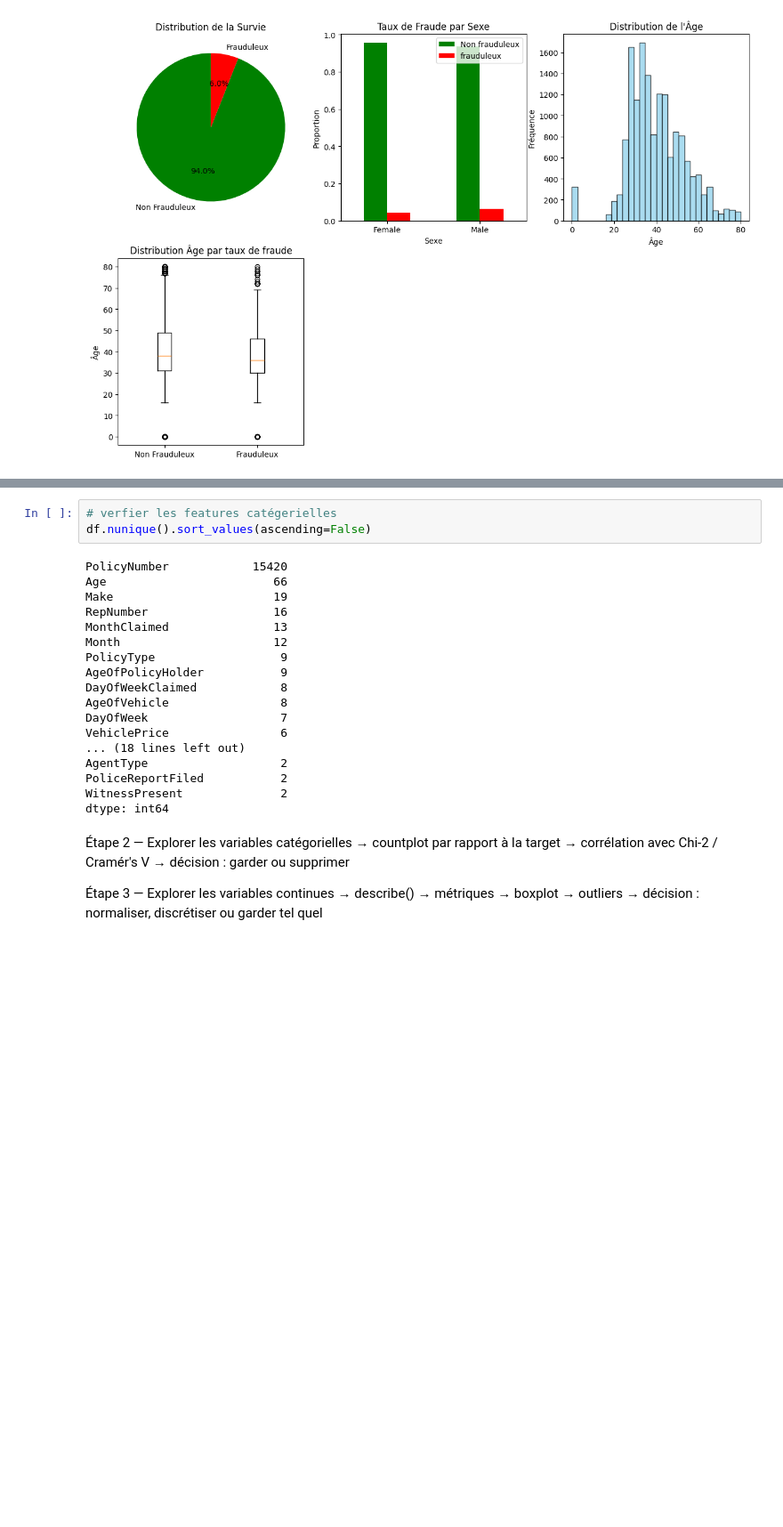
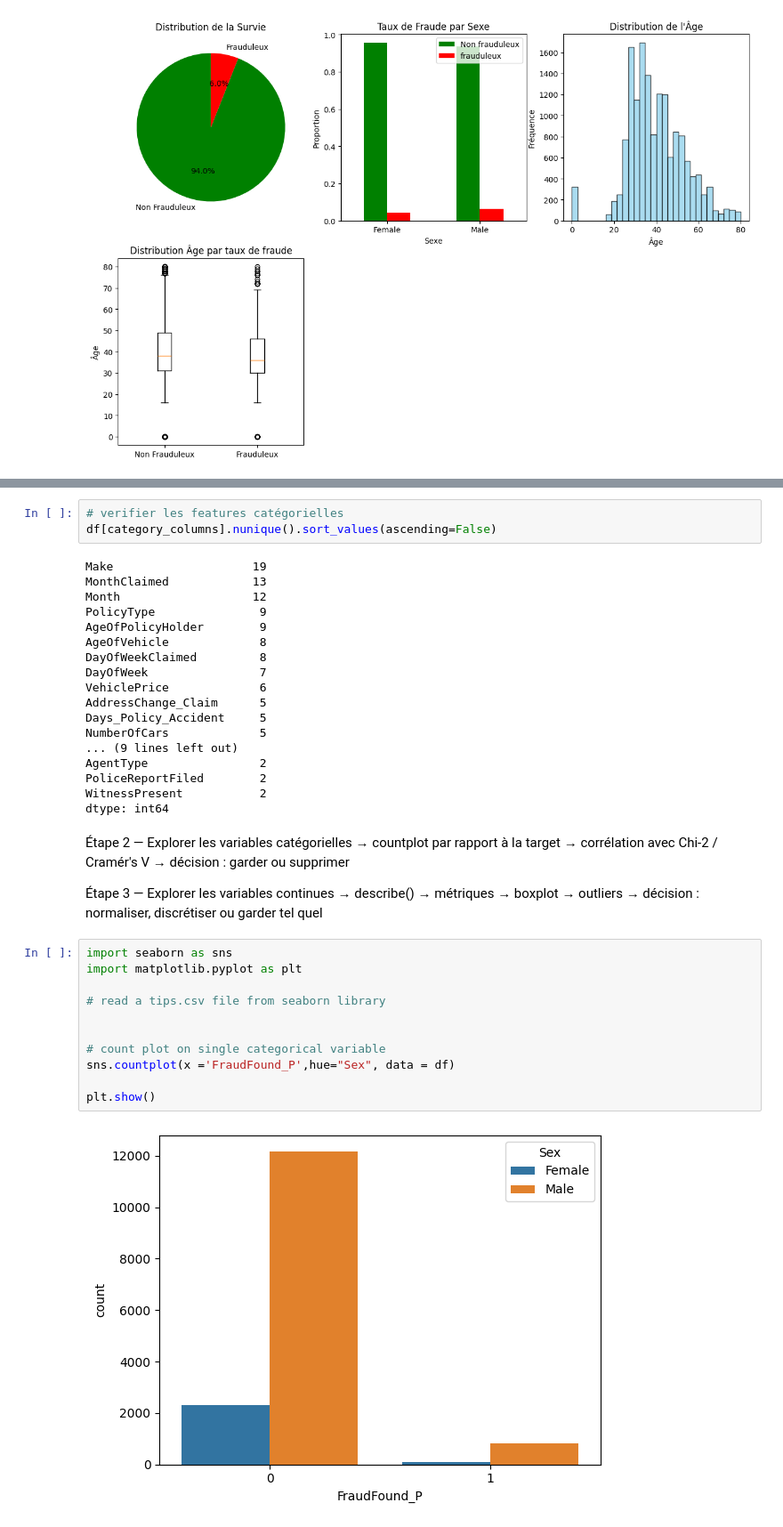
Before and after one commit to djamaliAliBahaBakar/insurance-fraud-detection, a Jupyter notebook: Projet_End_To_End_ML.ipynb, the cells around one changed output, grey strips where cells are left out. Shown at 89% size. Saved outputs shown, nothing was run; the diff lists cells and outputs as text; blank space fills up the shorter version.

```diff
--- a/Projet_End_To_End_ML.ipynb
+++ b/Projet_End_To_End_ML.ipynb
@@ -162,23 +165,23 @@ Text(0, 0.5, 'Âge')
 # %%
-# verfier les features catégerielles
-df.nunique().sort_values(ascending=False)
+# verifier les features catégorielles
+df[category_columns].nunique().sort_values(ascending=False)
 # %% [output]
-PolicyNumber            15420
-Age                        66
-Make                       19
-RepNumber                  16
-MonthClaimed               13
-Month                      12
-PolicyType                  9
-AgeOfPolicyHolder           9
-DayOfWeekClaimed            8
-AgeOfVehicle                8
-DayOfWeek                   7
-VehiclePrice                6
-... (18 lines left out)
-AgentType                   2
-PoliceReportFiled           2
-WitnessPresent              2
+Make                    19
+MonthClaimed            13
+Month                   12
+PolicyType               9
+AgeOfPolicyHolder        9
+AgeOfVehicle             8
+DayOfWeekClaimed         8
+DayOfWeek                7
+VehiclePrice             6
+AddressChange_Claim      5
+Days_Policy_Accident     5
+NumberOfCars             5
+... (9 lines left out)
+AgentType                2
+PoliceReportFiled        2
+WitnessPresent           2
 dtype: int64
 # %% [markdown]
 Étape 2 — Explorer les variables catégorielles
@@ -191,3 +194,16 @@ dtype: int64
 → boxplot → outliers
 → décision : normaliser, discrétiser
               ou garder tel quel
+# %%
+import seaborn as sns
+import matplotlib.pyplot as plt
+
+# read a tips.csv file from seaborn library
+
+
+# count plot on single categorical variable
+sns.countplot(x ='FraudFound_P',hue="Sex", data = df)
+
+plt.show()
+# %% [output]
+[figure, added]
```
Also changed, not shown: parts of 1 cell of this notebook.
